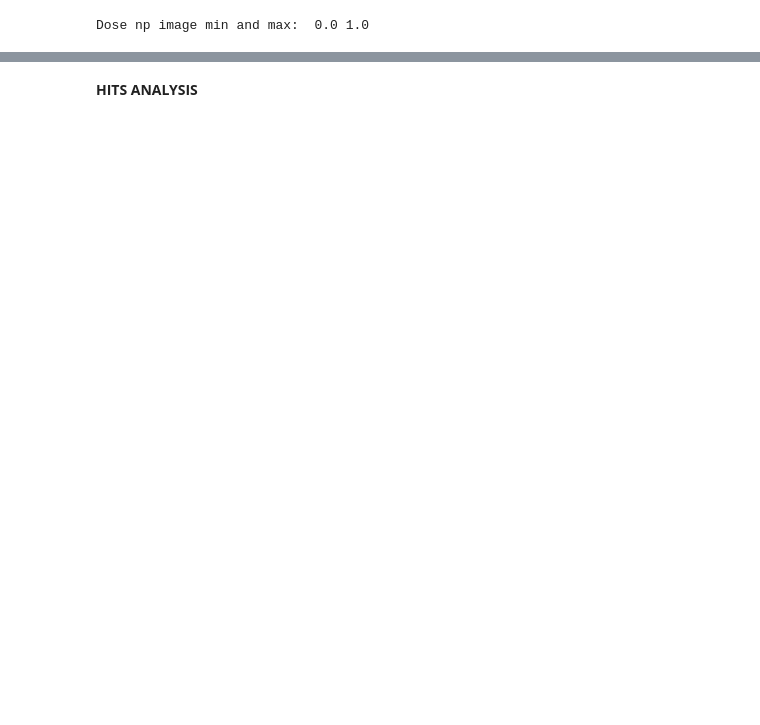
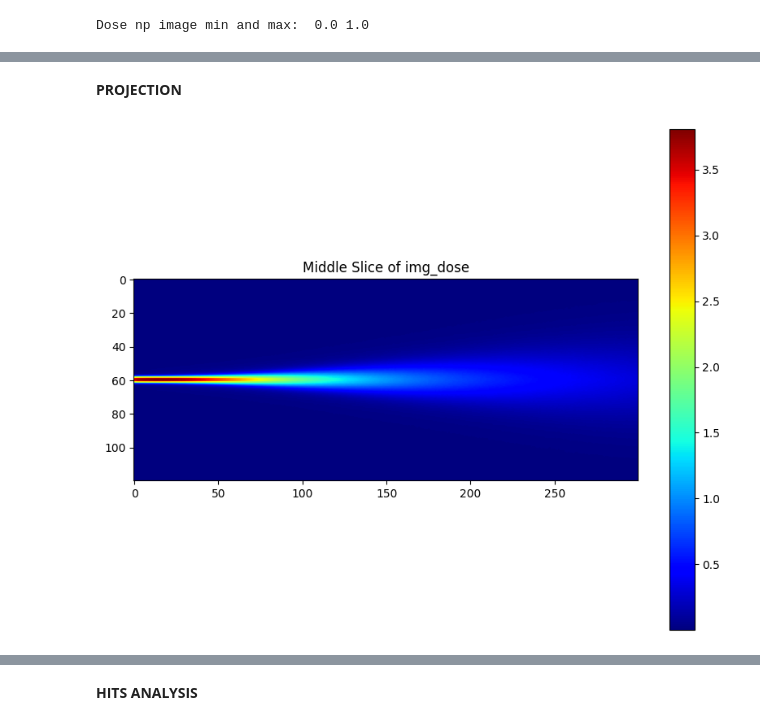
Before and after one commit to francescouni0/VHEE_monitor, a Jupyter notebook: analysis.ipynb, the cells around one changed output, grey strips where cells are left out. Saved outputs shown, nothing was run; the diff lists cells and outputs as text; code cells hidden in the pictures; blank space fills up the shorter version.

```diff
--- a/analysis.ipynb
+++ b/analysis.ipynb
@@ -132,0 +136,14 @@ ax3.legend(loc='upper left')
+# %% [markdown]
+**PROJECTION**
+# %%
+arr_dose_proj= np.sum(arr_dose,axis=1)
+arr_dose_proj = np.moveaxis(arr_dose_proj, 0, -1)
+
+# Plot the slice
+plt.figure(figsize=(10, 8))
+plt.imshow(arr_dose_proj, cmap='jet')
+plt.title('Middle Slice of img_dose')
+plt.colorbar()
+plt.show()
+# %% [output]
+[figure, added]
```
Also changed, not shown: parts of 10 cells of this notebook, 3 other files.
